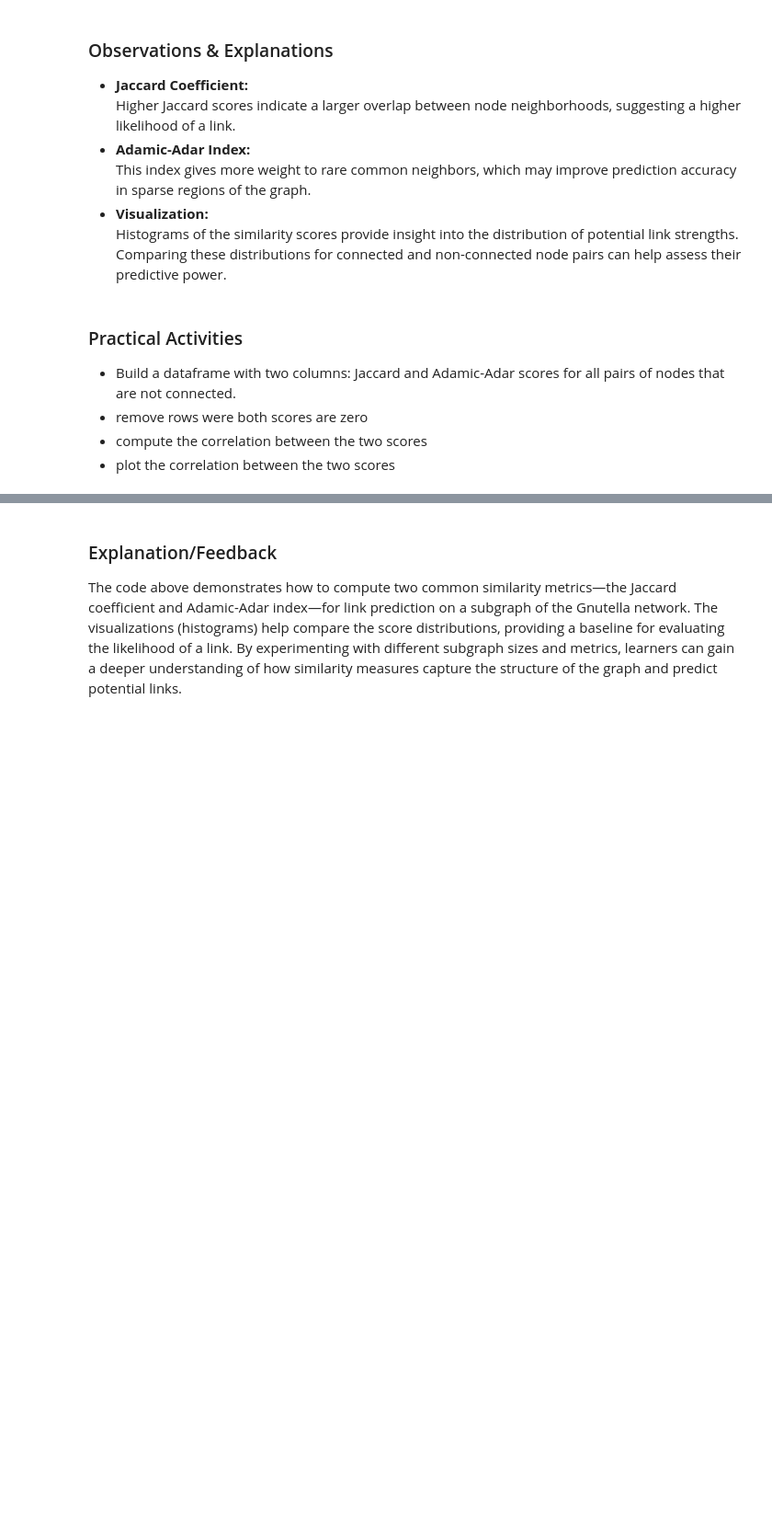
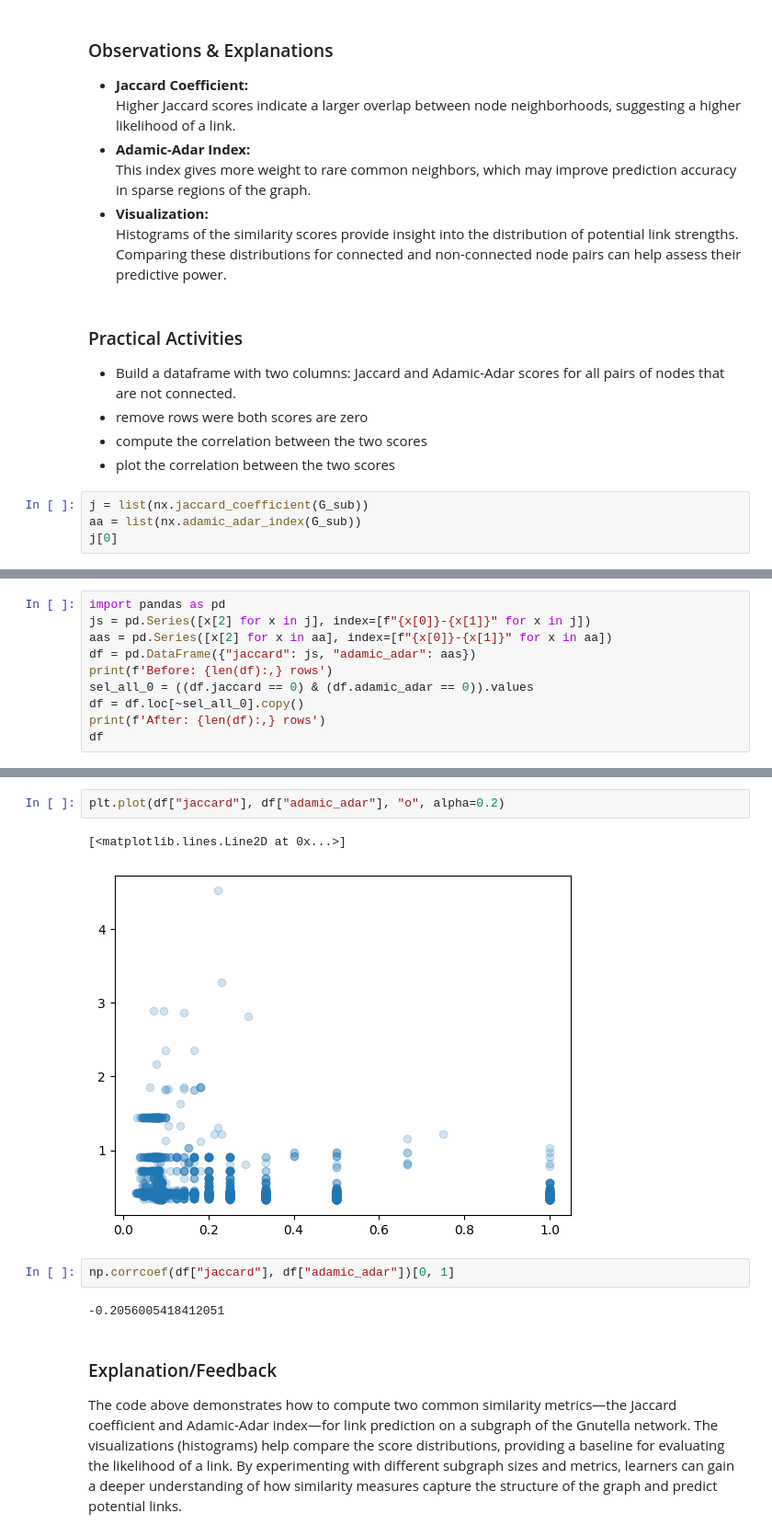
Before and after one commit to bgbg/ML-on-Graphs, a Jupyter notebook: 11_Link_Prediction_and_Edge_Classification.ipynb, the cells around one changed output, grey strips where cells are left out. Shown at 92% size. Drawn from its saved outputs; the diff is of its cells as text; blank space fills up the shorter version.

```diff
--- a/11_Link_Prediction_and_Edge_Classification.ipynb
+++ b/11_Link_Prediction_and_Edge_Classification.ipynb
@@ -336,3 +326,7 @@ Nodes (58, 106) - Score: 2.8668
  - remove rows were both scores are zero
  - compute the correlation between the two scores
  - plot the correlation between the two scores
+# %%
+j = list(nx.jaccard_coefficient(G_sub))
+aa = list(nx.adamic_adar_index(G_sub))
+j[0]
@@ -338,0 +335,10 @@ Nodes (58, 106) - Score: 2.8668
+# %%
+import pandas as pd
+js = pd.Series([x[2] for x in j], index=[f"{x[0]}-{x[1]}" for x in j])
+aas = pd.Series([x[2] for x in aa], index=[f"{x[0]}-{x[1]}" for x in aa])
+df = pd.DataFrame({"jaccard": js, "adamic_adar": aas})
+print(f'Before: {len(df):,} rows')
+sel_all_0 = ((df.jaccard == 0) & (df.adamic_adar == 0)).values
+df = df.loc[~sel_all_0].copy()
+print(f'After: {len(df):,} rows')
+df
@@ -339,3 +361,12 @@ Nodes (58, 106) - Score: 2.8668
+# %%
+plt.plot(df["jaccard"], df["adamic_adar"], "o", alpha=0.2)
+# %% [output]
+[<matplotlib.lines.Line2D at 0x...>]
+[figure, added]
+# %%
+np.corrcoef(df["jaccard"], df["adamic_adar"])[0, 1]
+# %% [output]
+-0.2056005418412051
 # %% [markdown]
 ### Explanation/Feedback
 The code above demonstrates how to compute two common similarity metrics—the Jaccard coefficient and Adamic-Adar index—for link prediction on a subgraph of the Gnutella network. The visualizations (histograms) help compare the score distributions, providing a baseline for evaluating the likelihood of a link. By experimenting with different subgraph sizes and metrics, learners can gain a deeper understanding of how similarity measures capture the structure of the graph and predict potential links.
```
Also changed, not shown: parts of 28 cells of this notebook, 25 other files.
